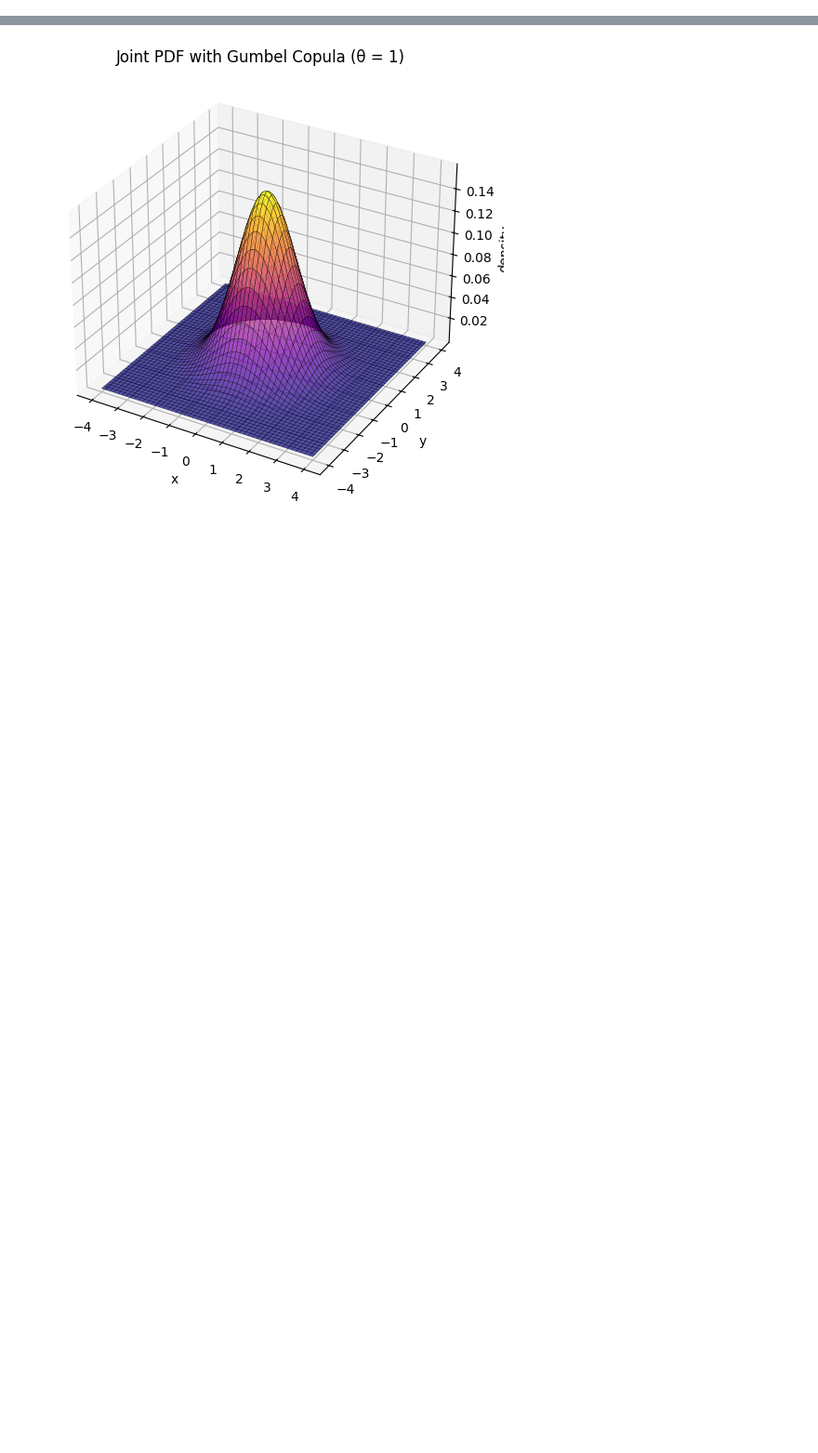
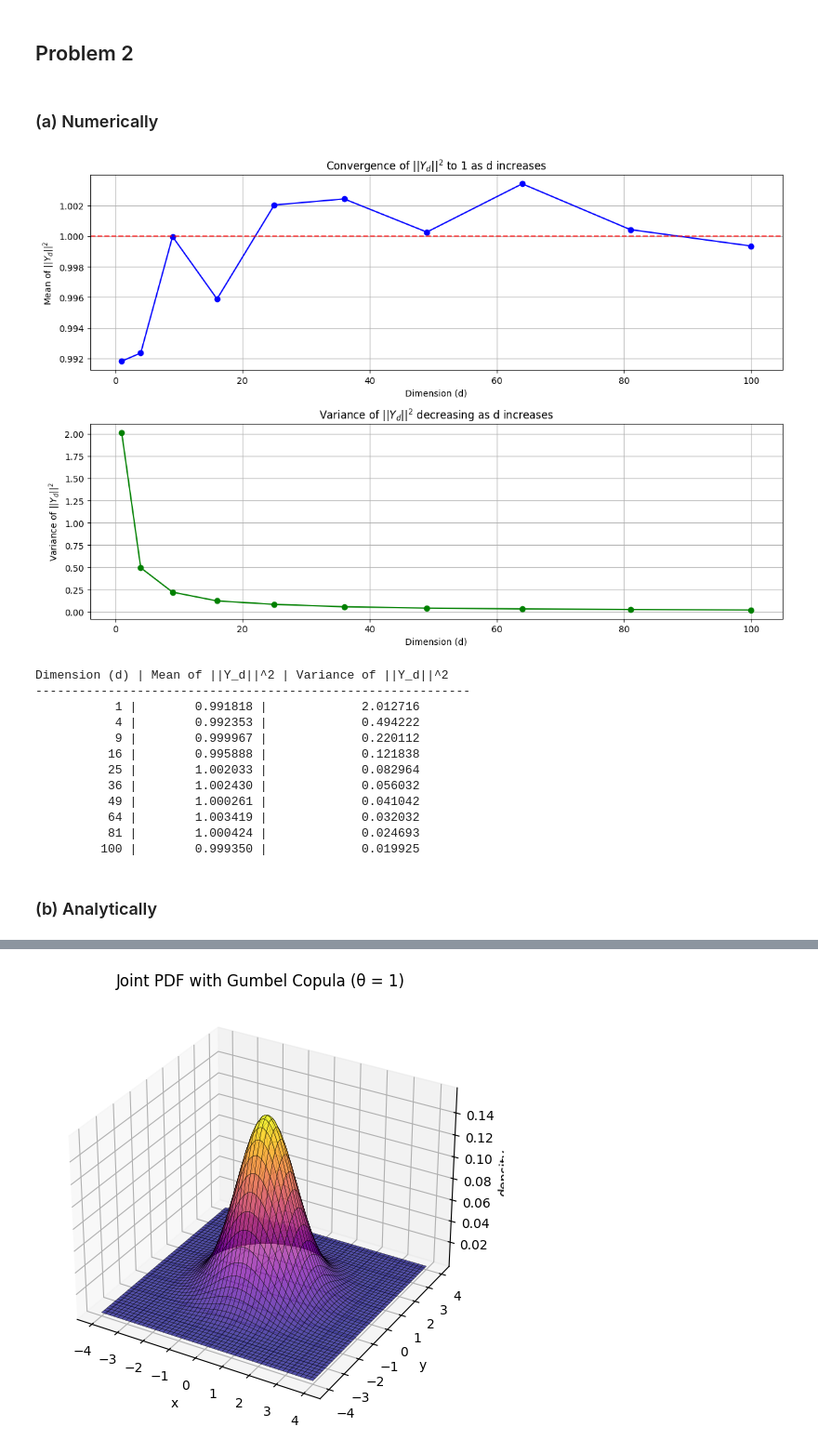
Before and after one commit to zezuul/risk-mgmt, a Jupyter notebook: Set02.ipynb, the cells around one changed output, grey strips where cells are left out. Shown: that part at 93% size. Saved outputs shown, nothing was run; the diff lists cells and outputs as text; code cells hidden in the pictures; blank space fills up the shorter version.

Commit message:
Finished problems 1 and 2 for set 2

```diff
--- a/Set02.ipynb
+++ b/Set02.ipynb
@@ -7,0 +66,68 @@ from mpl_toolkits import mplot3d
+# %% [markdown]
+## Problem 2
+# %% [markdown]
+### (a) Numerically
+# %%
+N = 10_000
+dimensions = [i**2 for i in range(1, 11)]
+
+mean_norm_squared = []
+variance_norm_squared = []
+
+# For each dimension
+for d in tqdm(dimensions, desc="Processing dimensions"):
+    # Generate N samples of d-dimensional vectors X_d from standard normal
+    X_d = np.random.normal(0, 1, size=(N, d))
+
+    # Convert X_d to Y_d
+    Y_d = X_d / np.sqrt(d)
+
+    # Compute ||Y_d||^2 for each sample
+    norm_squared = np.sum(Y_d**2, axis=1)
+
+    mean_norm_squared.append(np.mean(norm_squared))
+    variance_norm_squared.append(np.var(norm_squared))
+
+plt.figure(figsize=(12, 8))
+
+# Plot mean of ||Y_d||^2
+plt.subplot(2, 1, 1)
+plt.plot(dimensions, mean_norm_squared, 'o-', color='blue')
+plt.axhline(y=1, color='r', linestyle='--', alpha=0.7)
+plt.xlabel('Dimension (d)')
+plt.ylabel(r'Mean of $||Y_d||^2$')
+plt.title(r'Convergence of $||Y_d||^2$ to 1 as d increases')
+plt.grid(True)
+
+# Plot variance of ||Y_d||^2
+plt.subplot(2, 1, 2)
+plt.plot(dimensions, variance_norm_squared, 'o-', color='green')
+plt.xlabel('Dimension (d)')
+plt.ylabel(r'Variance of $||Y_d||^2$')
+plt.title(r'Variance of $||Y_d||^2$ decreasing as d increases')
+plt.grid(True)
+
+plt.tight_layout()
+plt.show()
+
+# Print numerical results
+print("Dimension (d) | Mean of ||Y_d||^2 | Variance of ||Y_d||^2")
+print("-" * 60)
+for d, mean, var in zip(dimensions, mean_norm_squared, variance_norm_squared):
+    print(f"{d:12d} | {mean:15.6f} | {var:20.6f}")
+# %% [output]
+[figure, added]
+Dimension (d) | Mean of ||Y_d||^2 | Variance of ||Y_d||^2
+------------------------------------------------------------
+           1 |        0.991818 |             2.012716
+           4 |        0.992353 |             0.494222
+           9 |        0.999967 |             0.220112
+          16 |        0.995888 |             0.121838
+          25 |        1.002033 |             0.082964
+          36 |        1.002430 |             0.056032
+          49 |        1.000261 |             0.041042
+          64 |        1.003419 |             0.032032
+          81 |        1.000424 |             0.024693
+         100 |        0.999350 |             0.019925
+# %% [markdown]
+### (b) Analytically
```
Also changed, not shown: parts of 7 cells of this notebook.
